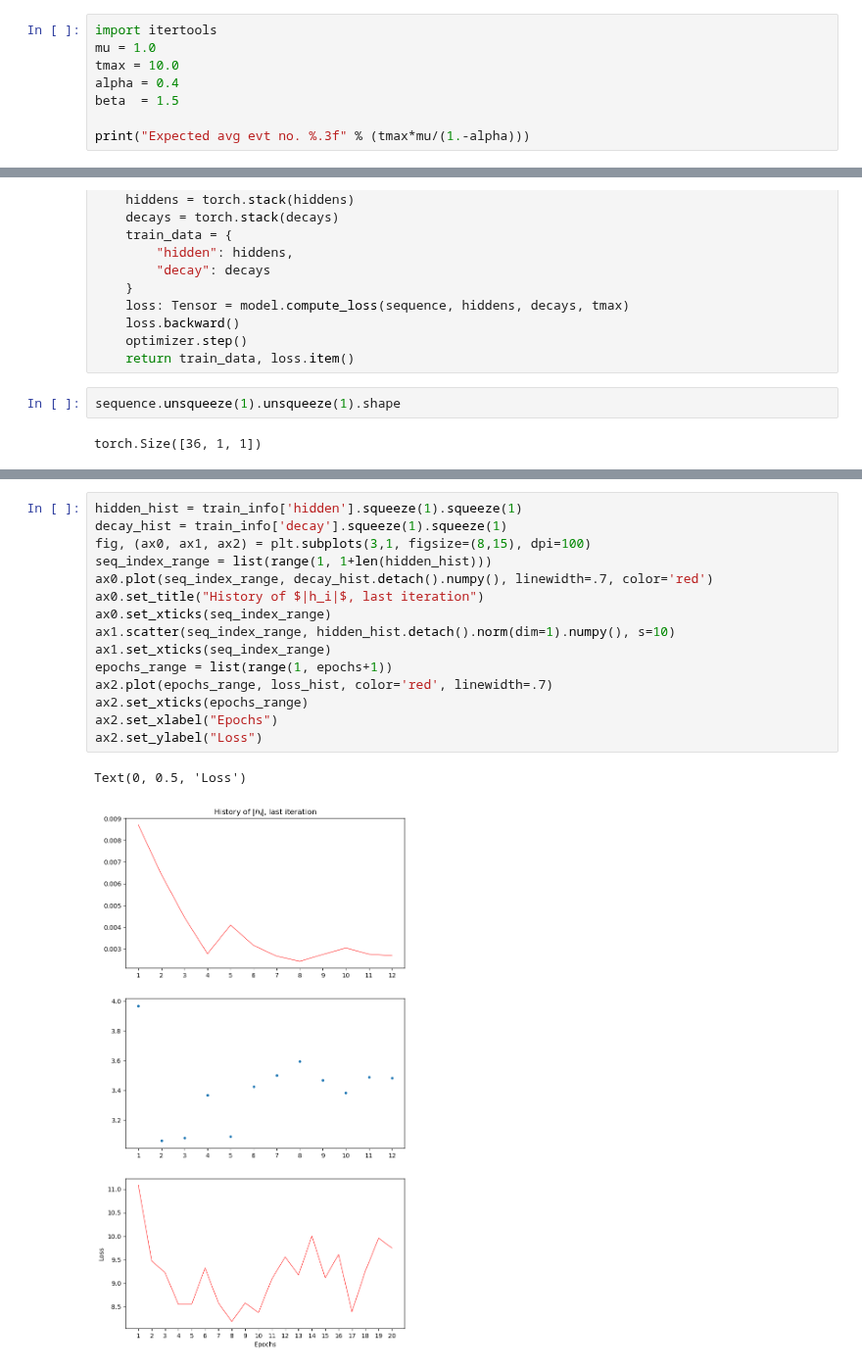
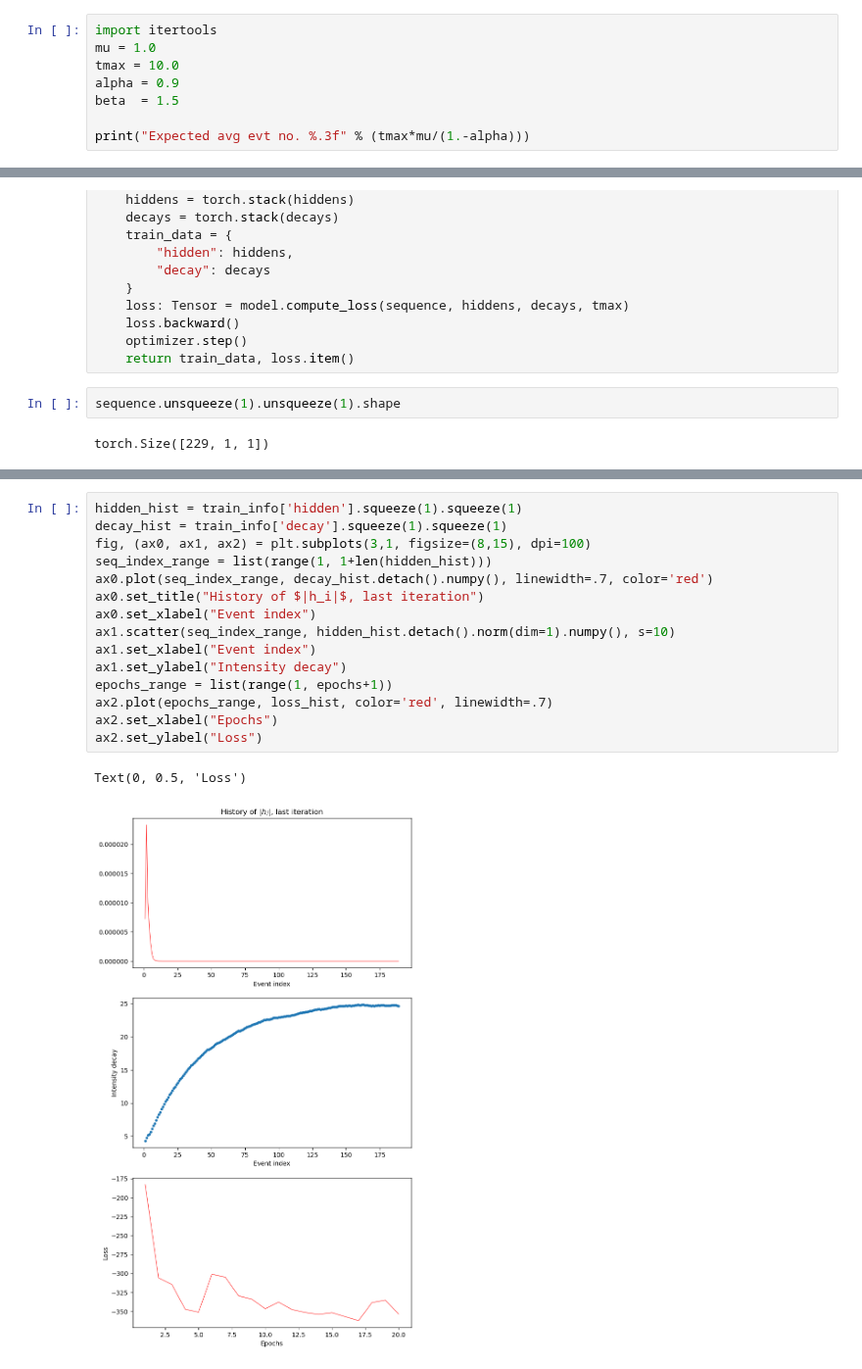
Before and after one commit to Deeptradingfx/point-process-nets, a Jupyter notebook: notebooks/rnn.ipynb, the cells around one changed output, grey strips where cells are left out. Shown at 98% size. Drawn from its saved outputs; the diff is of its cells as text.

```diff
--- a/notebooks/rnn.ipynb
+++ b/notebooks/rnn.ipynb
@@ -57,7 +57,7 @@ intensity_function = np.vectorize(intensity_function_, excluded={4})
 import itertools
 mu = 1.0
 tmax = 10.0
-alpha = 0.4
+alpha = 0.9
 beta  = 1.5
 
 print("Expected avg evt no. %.3f" % (tmax*mu/(1.-alpha)))
@@ -179,7 +178,7 @@ def train(model: HawkesRNNModel, sequence: torch.Tensor, seq_length):
 # %%
 sequence.unsqueeze(1).unsqueeze(1).shape
 # %% [output]
-torch.Size([36, 1, 1])
+torch.Size([229, 1, 1])
 # %%
 # define training loop
 train_size = 100
@@ -216,19 +215,19 @@ Epoch 20
 # %%
 hidden_hist = train_info['hidden'].squeeze(1).squeeze(1)
 decay_hist = train_info['decay'].squeeze(1).squeeze(1)
 fig, (ax0, ax1, ax2) = plt.subplots(3,1, figsize=(8,15), dpi=100)
 seq_index_range = list(range(1, 1+len(hidden_hist)))
 ax0.plot(seq_index_range, decay_hist.detach().numpy(), linewidth=.7, color='red')
 ax0.set_title("History of $|h_i|$, last iteration")
-ax0.set_xticks(seq_index_range)
+ax0.set_xlabel("Event index")
 ax1.scatter(seq_index_range, hidden_hist.detach().norm(dim=1).numpy(), s=10)
-ax1.set_xticks(seq_index_range)
+ax1.set_xlabel("Event index")
+ax1.set_ylabel("Intensity decay")
 epochs_range = list(range(1, epochs+1))
 ax2.plot(epochs_range, loss_hist, color='red', linewidth=.7)
-ax2.set_xticks(epochs_range)
 ax2.set_xlabel("Epochs")
 ax2.set_ylabel("Loss")
 # %% [output]
 Text(0, 0.5, 'Loss')
-[figure, old version]
+[figure, new version]
 # %%
```
Also changed, not shown: parts of 9 cells of this notebook, 1 other file.
